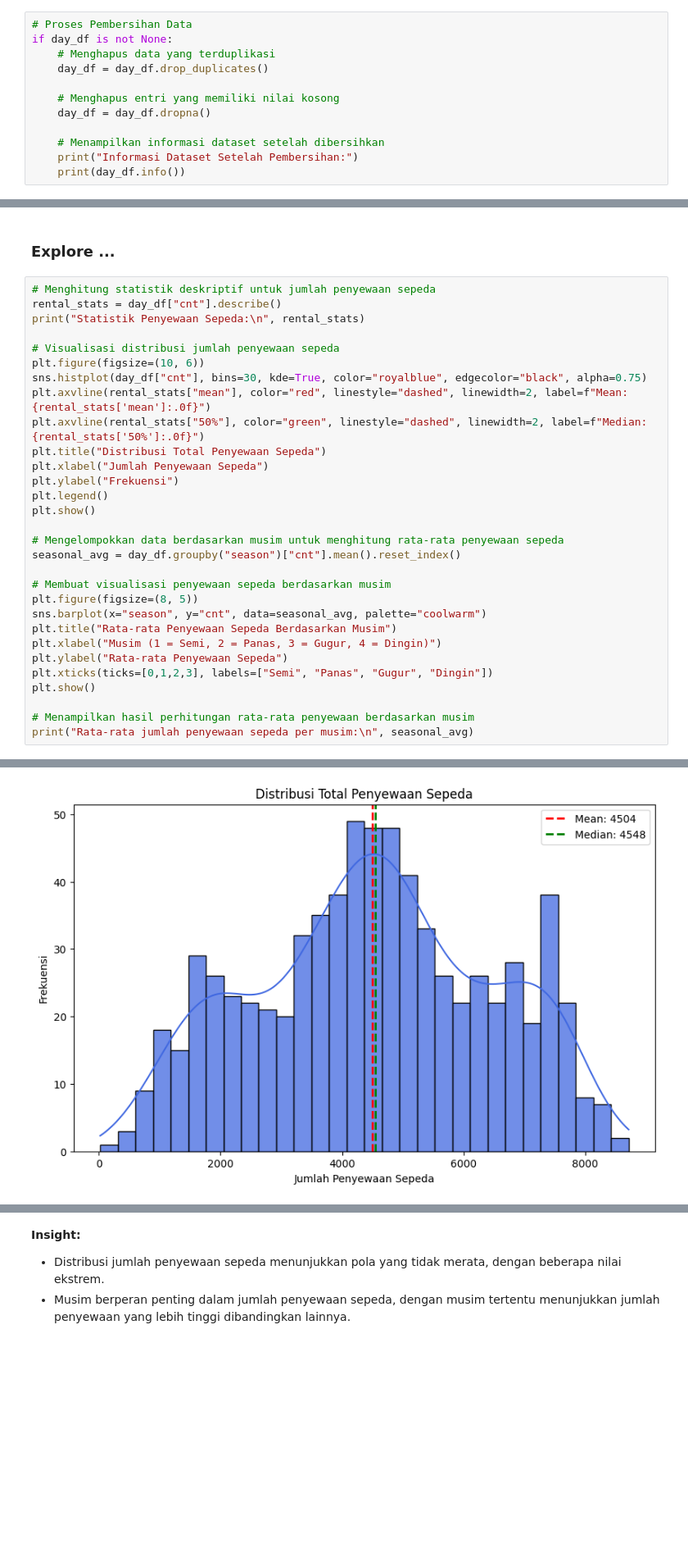
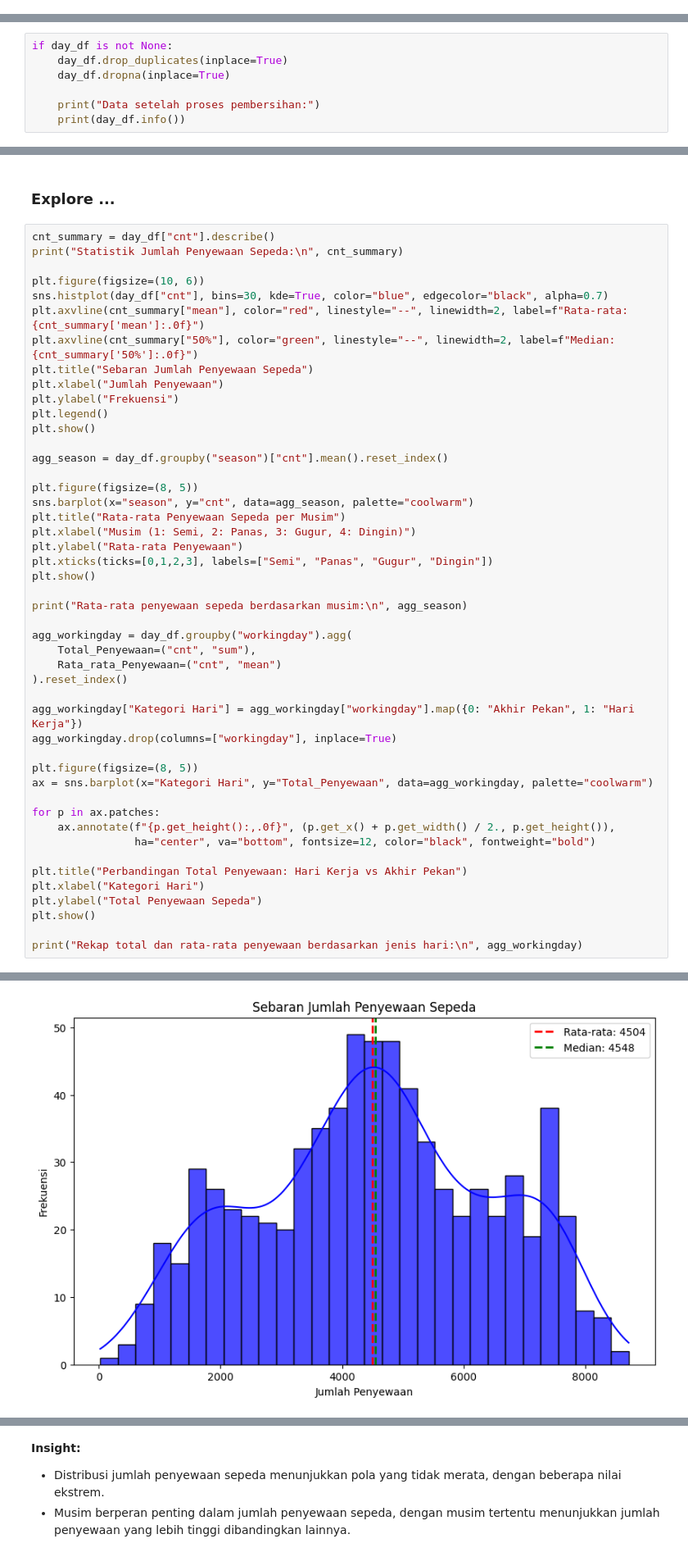
Before and after one commit to mMuhammadFauzanFachruziRauf/submission, a Jupyter notebook: Proyek_Analisis_Data.ipynb, the cells around one changed output, grey strips where cells are left out. Shown at 82% size. Saved outputs shown, nothing was run; the diff lists cells and outputs as text; blank space fills up the shorter version.

```diff
--- a/Proyek_Analisis_Data.ipynb
+++ b/Proyek_Analisis_Data.ipynb
@@ -121,15 +114,3 @@ max    3410.000000  6946.000000  8714.000000
 - Statistik deskriptif menunjukkan distribusi data, termasuk rata-rata, nilai minimum, dan maksimum.
 # %% [markdown]
 ### Cleaning Data
-# %%
-# Proses Pembersihan Data
-if day_df is not None:
-    # Menghapus data yang terduplikasi
-    day_df = day_df.drop_duplicates()
-
-    # Menghapus entri yang memiliki nilai kosong
-    day_df = day_df.dropna()
-
-    # Menampilkan informasi dataset setelah dibersihkan
-    print("Informasi Dataset Setelah Pembersihan:")
-    print(day_df.info())
@@ -153,0 +117,7 @@ None
+# %%
+if day_df is not None:
+    day_df.drop_duplicates(inplace=True)
+    day_df.dropna(inplace=True)
+
+    print("Data setelah proses pembersihan:")
+    print(day_df.info())
@@ -160,33 +148,50 @@ None
 # %% [markdown]
 ### Explore ...
 # %%
-# Menghitung statistik deskriptif untuk jumlah penyewaan sepeda
-rental_stats = day_df["cnt"].describe()
-print("Statistik Penyewaan Sepeda:\n", rental_stats)
+cnt_summary = day_df["cnt"].describe()
+print("Statistik Jumlah Penyewaan Sepeda:\n", cnt_summary)
 
-# Visualisasi distribusi jumlah penyewaan sepeda
 plt.figure(figsize=(10, 6))
-sns.histplot(day_df["cnt"], bins=30, kde=True, color="royalblue", edgecolor="black", alpha=0.75)
-plt.axvline(rental_stats["mean"], color="red", linestyle="dashed", linewidth=2, label=f"Mean: {rental_stats['mean']:.0f}")
-plt.axvline(rental_stats["50%"], color="green", linestyle="dashed", linewidth=2, label=f"Median: {rental_stats['50%']:.0f}")
-plt.title("Distribusi Total Penyewaan Sepeda")
-plt.xlabel("Jumlah Penyewaan Sepeda")
+sns.histplot(day_df["cnt"], bins=30, kde=True, color="blue", edgecolor="black", alpha=0.7)
+plt.axvline(cnt_summary["mean"], color="red", linestyle="--", linewidth=2, label=f"Rata-rata: {cnt_summary['mean']:.0f}")
+plt.axvline(cnt_summary["50%"], color="green", linestyle="--", linewidth=2, label=f"Median: {cnt_summary['50%']:.0f}")
+plt.title("Sebaran Jumlah Penyewaan Sepeda")
+plt.xlabel("Jumlah Penyewaan")
 plt.ylabel("Frekuensi")
 plt.legend()
 plt.show()
 
-# Mengelompokkan data berdasarkan musim untuk menghitung rata-rata penyewaan sepeda
-seasonal_avg = day_df.groupby("season")["cnt"].mean().reset_index()
+agg_season = day_df.groupby("season")["cnt"].mean().reset_index()
 
-# Membuat visualisasi penyewaan sepeda berdasarkan musim
 plt.figure(figsize=(8, 5))
-sns.barplot(x="season", y="cnt", data=seasonal_avg, palette="coolwarm")
-plt.title("Rata-rata Penyewaan Sepeda Berdasarkan Musim")
-plt.xlabel("Musim (1 = Semi, 2 = Panas, 3 = Gugur, 4 = Dingin)")
-plt.ylabel("Rata-rata Penyewaan Sepeda")
+sns.barplot(x="season", y="cnt", data=agg_season, palette="coolwarm")
+plt.title("Rata-rata Penyewaan Sepeda per Musim")
+plt.xlabel("Musim (1: Semi, 2: Panas, 3: Gugur, 4: Dingin)")
+plt.ylabel("Rata-rata Penyewaan")
 plt.xticks(ticks=[0,1,2,3], labels=["Semi", "Panas", "Gugur", "Dingin"])
 plt.show()
 
-# Menampilkan hasil perhitungan rata-rata penyewaan berdasarkan musim
-print("Rata-rata jumlah penyewaan sepeda per musim:\n", seasonal_avg)
+print("Rata-rata penyewaan sepeda berdasarkan musim:\n", agg_season)
+
+agg_workingday = day_df.groupby("workingday").agg(
+    Total_Penyewaan=("cnt", "sum"),
+    Rata_rata_Penyewaan=("cnt", "mean")
+).reset_index()
+
+agg_workingday["Kategori Hari"] = agg_workingday["workingday"].map({0: "Akhir Pekan", 1: "Hari Kerja"})
+agg_workingday.drop(columns=["workingday"], inplace=True)
+
+plt.figure(figsize=(8, 5))
+ax = sns.barplot(x="Kategori Hari", y="Total_Penyewaan", data=agg_workingday, palette="coolwarm")
+
+for p in ax.patches:
+    ax.annotate(f"{p.get_height():,.0f}", (p.get_x() + p.get_width() / 2., p.get_height()),
+                ha="center", va="bottom", fontsize=12, color="black", fontweight="bold")
+
+plt.title("Perbandingan Total Penyewaan: Hari Kerja vs Akhir Pekan")
+plt.xlabel("Kategori Hari")
+plt.ylabel("Total Penyewaan Sepeda")
+plt.show()
+
+print("Rekap total dan rata-rata penyewaan berdasarkan jenis hari:\n", agg_workingday)
 # %% [output]
@@ -194,12 +199,12 @@ Statistik Penyewaan Sepeda:
  count     731.000000
 mean     4504.348837
 std      1937.211452
 min        22.000000
 25%      3152.000000
 50%      4548.000000
 75%      5956.000000
 max      8714.000000
 Name: cnt, dtype: float64
-[figure, old version]
+[figure, new version]
 Passing `palette` without assigning `hue` is deprecated and will be removed in v0.14.0. Assign the `x` variable to `hue` and set `legend=False` for the same effect.
 
```
Also changed, not shown: parts of 8 cells of this notebook, 2 other files.
